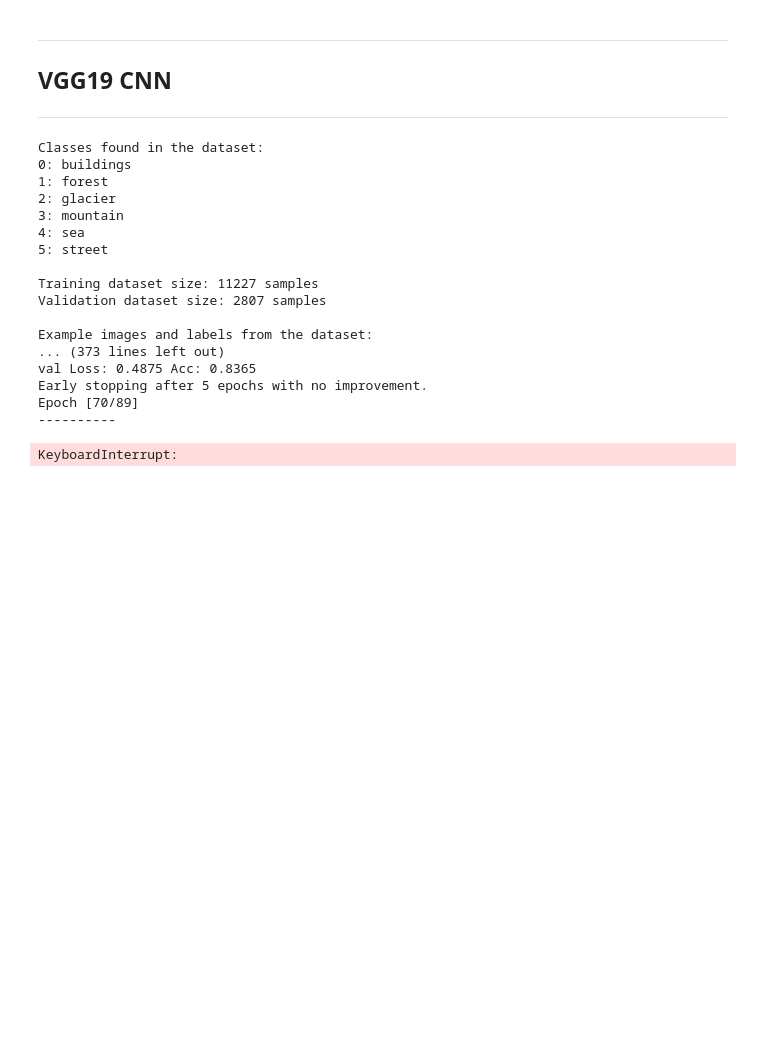
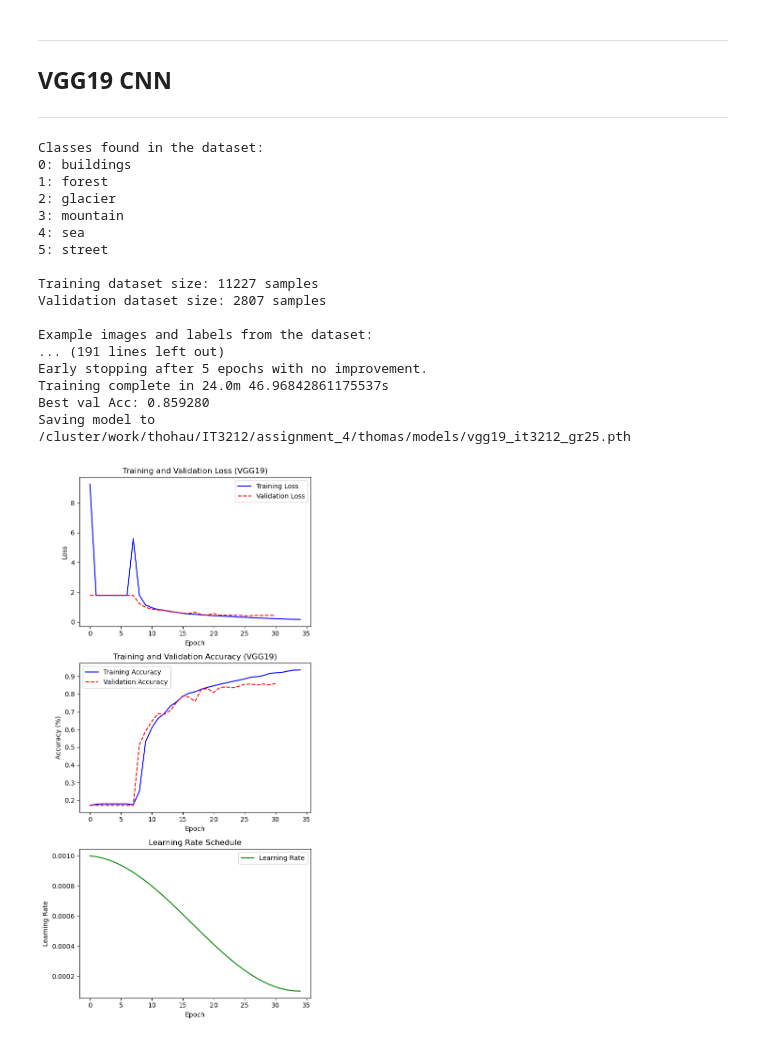
Before and after one commit to Anders-Stubberud/IT3212, a Jupyter notebook: assignment_4/thomas/cnn_ML.ipynb, the cells around one changed output. Cells and saved outputs as stored; diff of their text form; code cells hidden in the pictures; blank space fills up the shorter version.

```diff
--- a/assignment_4/thomas/cnn_ML.ipynb
+++ b/assignment_4/thomas/cnn_ML.ipynb
@@ -151,10 +138,9 @@ train_size = int(0.8 * len(full_dataset))  # 80% for training
 val_size = len(full_dataset) - train_size  # 20% for validation
 train_dataset, val_dataset = random_split(full_dataset, [train_size, val_size])
 
-
 # Step 4: Set up DataLoader for training and validation
 BACTH_SIZE = 64
-MAX_EPOCHS = 90
+MAX_EPOCHS = 35
 EARLY_STOP = 5
 train_loader = DataLoader(train_dataset, batch_size=BACTH_SIZE, shuffle=True)
 val_loader = DataLoader(val_dataset, batch_size=BACTH_SIZE, shuffle=False)
@@ -185,7 +171,6 @@ print(f"Using device: {device}")
 criterion = nn.CrossEntropyLoss()
 
 # Define Optimizer
-#optimizer = optim.SGD(model.parameters(), lr=0.01, momentum=0.9)
 optimizer = optim.Adam(
     model.parameters(),       # Parameters to optimize (model's weights)
     lr=0.001,                 # Learning rate
@@ -195,13 +180,14 @@ optimizer = optim.Adam(
 )
 
 # Learning rate scheduler (optional, helps with fine-tuning)
-#scheduler = lr_scheduler.StepLR(optimizer, step_size=7, gamma=0.1)
+scheduler = CosineAnnealingLR(optimizer, T_max=MAX_EPOCHS, eta_min=0.0001)
 
 # Variables to track loss and accuracy
 train_loss_history = []
 train_acc_history = []
 val_loss_history = []
 val_acc_history = []
+lr_history = []  # To track learning rate
 
 print(f"-------- START - Train VGG19 on Intel Dataset -----------")
 # Function to train the model with Early Stopping
@@ -282,10 +268,18 @@ def train_model(model,
                 else:
                     epoch_no_improvement += 1
 
-                # Stop training if no improvement for 'patience' epochs
-                if epoch_no_improvement >= patience:
-                    print(f"Early stopping after {patience} epochs with no improvement.")
-                    model.load_state_dict(best_model_wts)  # Restore best model
+        # Stop training if no improvement for 'patience' epochs
+        if epoch_no_improvement >= patience:
+            print(f"Early stopping after {patience} epochs with no improvement.")
+            #model.load_state_dict(best_model_wts)  # Restore best model
+            break
+
+        # Step the scheduler after each epoch
+        scheduler.step()  # This updates the learning rate based on the scheduler
+
+        # Log the learning rate after the scheduler step
+        current_lr = optimizer.param_groups[0]['lr']
+        lr_history.append(current_lr)
 
     time_elapsed = time.time() - start_time
     print(f'Training complete in {time_elapsed // 60}m {time_elapsed % 60}s')
@@ -304,47 +298,55 @@ def train_model(model,
 # Train the model
 model = train_model(model, criterion, optimizer, num_epochs=MAX_EPOCHS, patience=EARLY_STOP, save_model=True, model_save_path=model_path_vgg19)
 
-# Plot Training and Validation Loss and Accuracy
-plt.figure(figsize=(12, 6))
+# Plot Training and Validation Loss, Accuracy, and Learning Rate
+plt.figure(figsize=(6, 12))
 
 # Plot Loss
-plt.subplot(1, 2, 1)
+plt.subplot(3, 1, 1)
 plt.plot(train_loss_history, label='Training Loss', color='blue')
 plt.plot(val_loss_history, label='Validation Loss', linestyle='--', color='red')
 plt.xlabel('Epoch')
 plt.ylabel('Loss')
 plt.title('Training and Validation Loss (VGG19)')
 plt.legend()
 
 # Plot Accuracy
-plt.subplot(1, 2, 2)
+plt.subplot(3, 1, 2)
 plt.plot(train_acc_history, label='Training Accuracy', color='blue')
 plt.plot(val_acc_history, label='Validation Accuracy', linestyle='--', color='red')
 plt.xlabel('Epoch')
 plt.ylabel('Accuracy (%)')
 plt.title('Training and Validation Accuracy (VGG19)')
 plt.legend()
 
+# Plot Learning Rate
+plt.subplot(3, 1, 3)
+plt.plot(lr_history, label='Learning Rate', color='green')
+plt.xlabel('Epoch')
+plt.ylabel('Learning Rate')
+plt.title('Learning Rate Schedule')
+plt.legend()
+
 # Display the plots
 plt.tight_layout()
 plt.show()
 # %% [output]
 Classes found in the dataset:
 0: buildings
 1: forest
 2: glacier
 3: mountain
 4: sea
 5: street
 
 Training dataset size: 11227 samples
 Validation dataset size: 2807 samples
 
 Example images and labels from the dataset:
-... (373 lines left out)
-val Loss: 0.4875 Acc: 0.8365
+... (191 lines left out)
 Early stopping after 5 epochs with no improvement.
-Epoch [70/89]
-----------
+Training complete in 24.0m 46.96842861175537s
+Best val Acc: 0.859280
+Saving model to /cluster/work/thohau/IT3212/assignment_4/thomas/models/vgg19_it3212_gr25.pth
-KeyboardInterrupt:
+[figure, added]
 # %%
```
Also changed, not shown: parts of 6 cells of this notebook.
